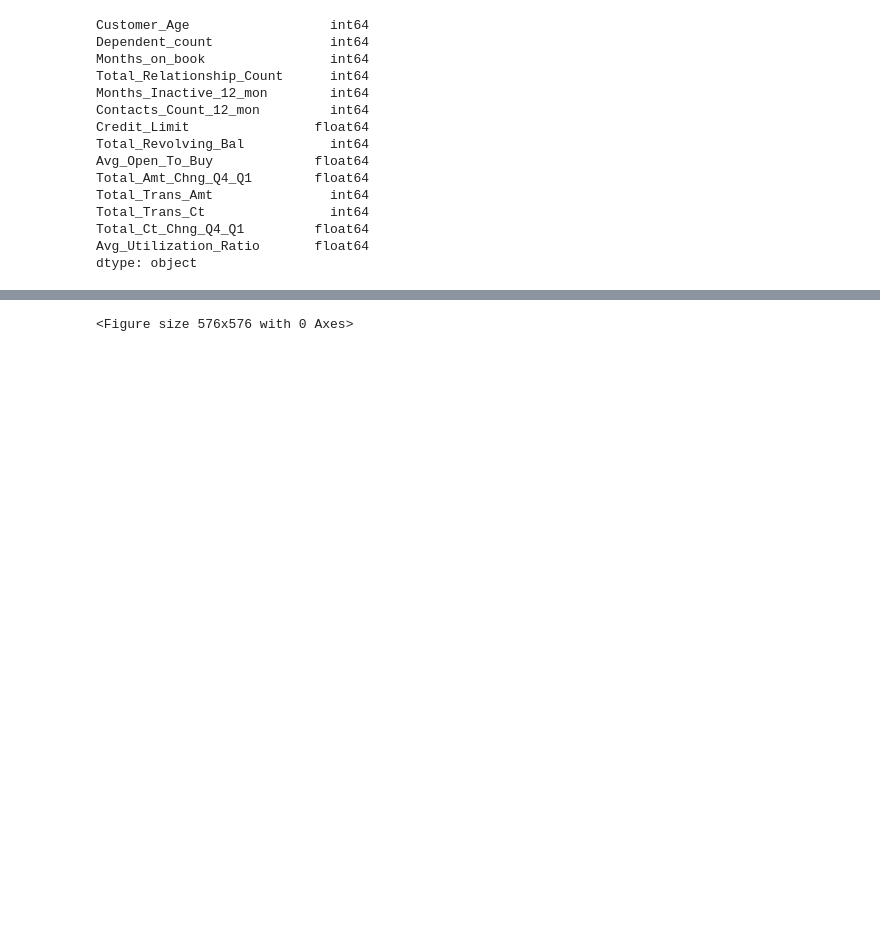
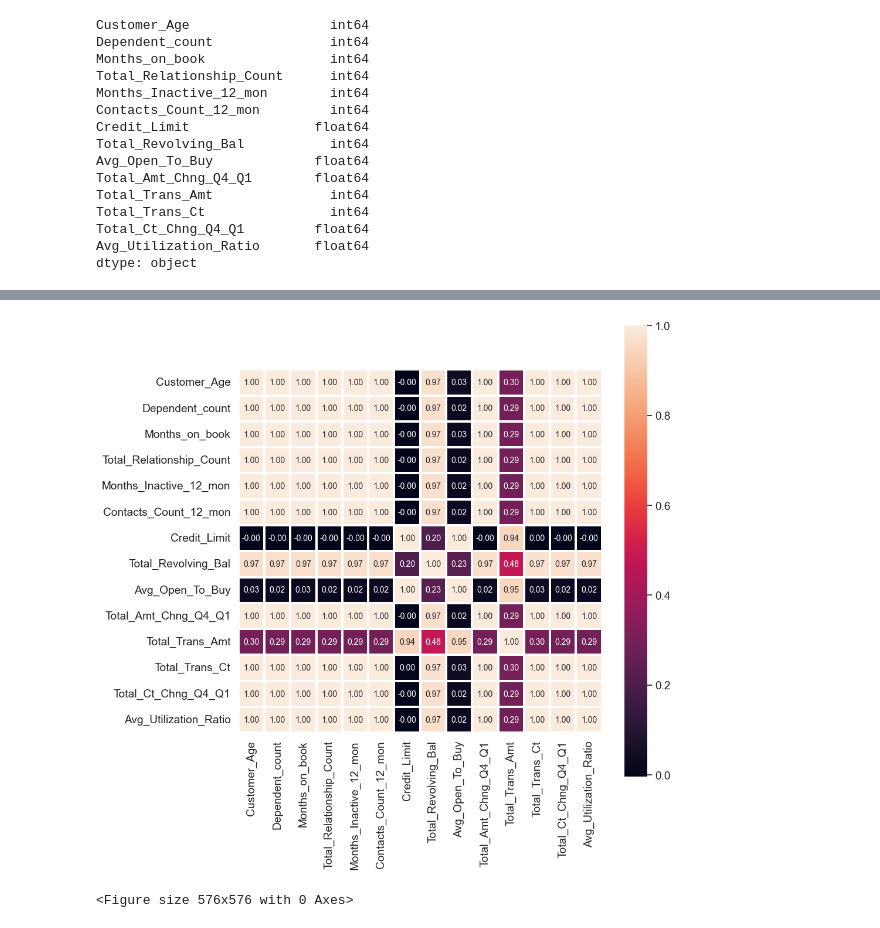
Before and after one commit to kasiadybcio/Credit_card, a Jupyter notebook: eda.ipynb, the cells around one changed output, grey strips where cells are left out. Cells and saved outputs as stored; diff of their text form; code cells hidden in the pictures; blank space fills up the shorter version.

```diff
--- a/eda.ipynb
+++ b/eda.ipynb
@@ -516,11 +516,13 @@ numerical.describe()
 # %%
-corr = data.corr()
+corr = numerical.corr()
 plt.figure(figsize=(10, 10))
 sns.set(font_scale=1.25)
 sns.heatmap(
     corr, linewidths=1.5, annot=True, square=True, fmt=".2f", annot_kws={"size": 10}
 )
 plt.show()
+# %% [output]
+[figure, added]
 # %%
 sns.set_style("whitegrid",{'font_scale':'1.6'})
 plt.figure(figsize=(8,8))
```
Also changed, not shown: parts of 23 cells of this notebook.
